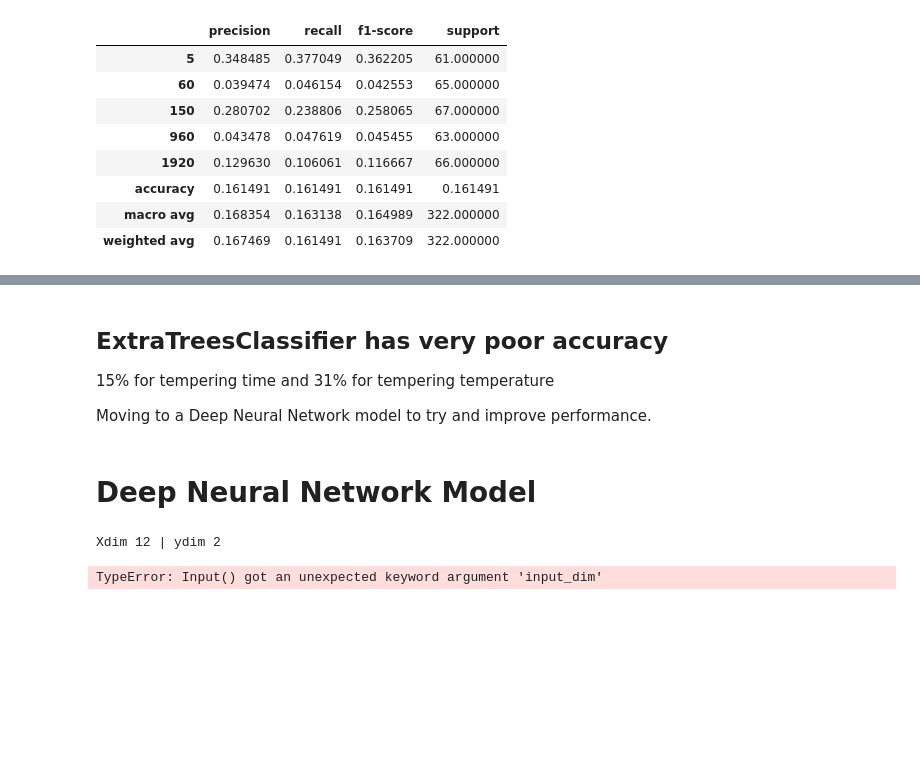
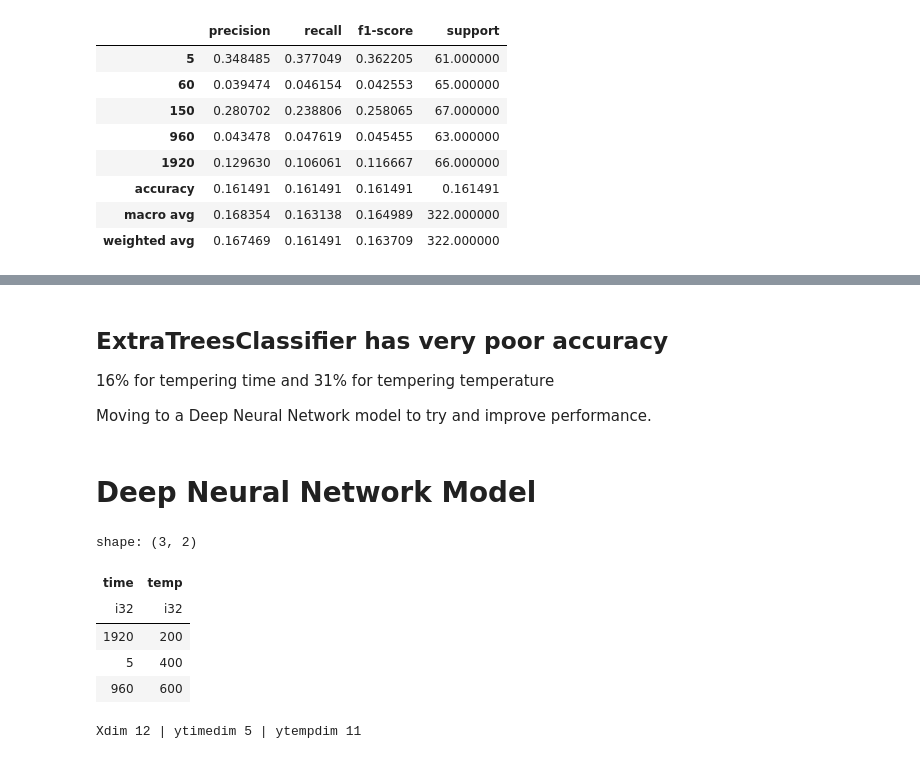
Before and after one commit to Nate-Sheibley/Mild-Steel-Tempering, a Jupyter notebook: Mild_Steel_Tempering-main.ipynb, the cells around one changed output, grey strips where cells are left out. Drawn from its saved outputs; the diff is of its cells as text; code cells hidden in the pictures; blank space fills up the shorter version.

Commit message:
DNN working. must adjust y data

```diff
--- a/Mild_Steel_Tempering-main.ipynb
+++ b/Mild_Steel_Tempering-main.ipynb
@@ -1633,10 +1627,12 @@ y.write_csv(f'{resources_path}/df_y.csv')
 # Modelling
 # %%
 X = pl.read_csv(f'{resources_path}/df_X.csv')
-y = pl.read_csv(f'{resources_path}/df_y.csv')
+y = pl.read_csv(f'{resources_path}/df_y.csv',
+                schema={'tempering_time_s_binned': pl.Int32,
+                        'tempering_temperature_C_proc' : pl.Int32})
+# Polars does not always work well with Keras
+X = X.to_numpy()
+y = y.to_numpy()
-# %%
-X = df_pca.to_numpy()
-y = y.to_numpy()
 # %% [markdown]
 ## Test train split
 # %%
@@ -1753,31 +1749,20 @@ alt.concat(rf_cr_ttemp_supp_plot, rf_cr_ttime_supp_plot).properties(title='After
 # %% [markdown]
 ## ExtraTreesClassifier has very poor accuracy
 
-15% for tempering time and 31% for tempering temperature
+16% for tempering time and 31% for tempering temperature
 
 Moving to a Deep Neural Network model to try and improve performance.
 # %% [markdown]
 # Deep Neural Network Model
-# %%
-print("Xdim", X.shape[1],"| ydim", y.shape[1])
-# %% [output]
-Xdim 12 | ydim 2
-# %%
-
-input_layer = Input(input_dim=12)
-shared_layer = Dense(64, activation='relu')(input_layer)
-shared_layer = Dense(64, activation='relu')(input_layer)
-shared_layer = Dense(64, activation='relu')(input_layer)
-
-# Output layers for each label
-output1 = Dense(y_test[0].shape[1], activation='softmax', name='Tempering Time')(shared_layer)
-output2 = Dense(y_test[1].  shape[1], activation='softmax', name='Tempering Temperaure')(shared_layer)
-
-nn_model = Sequential()
-nn_model.add()
-
-nn_model.compile(optimizer='adam',
-              loss={'label1_output': 'categorical_crossentropy', 'label2_output': 'categorical_crossentropy'},
-              metrics=['accuracy'])
-# %% [output]
-TypeError: Input() got an unexpected keyword argument 'input_dim'
+# %%
+df_y_test = pl.DataFrame(y_test).with_columns(pl.col('column_0').alias('time'),
+                                              pl.col('column_1').alias('temp'))\
+                                              .select(['time','temp'])
+df_y_test.tail(3)
+# %% [output]
+shape: (3, 2)
+| time | temp |
+| i32 | i32 |
+| 1920 | 200 |
+| 5 | 400 |
+| 960 | 600 |
@@ -1783,0 +1773,9 @@ TypeError: Input() got an unexpected keyword argument 'input_dim'
+# %%
+dim_input = X_test.shape[1]
+dim_output_time = df_y_test['time'].unique().shape[0]
+dim_output_temp = df_y_test['temp'].unique().shape[0]
+print("Xdim", dim_input,"| ytimedim", dim_output_time, "| ytempdim", dim_output_temp)
+# dim_output = y_test.shape[0]
+# print("Xdim", dim_input,"| ydim", dim_output)
+# %% [output]
+Xdim 12 | ytimedim 5 | ytempdim 11
```
Also changed, not shown: parts of 27 cells of this notebook.
